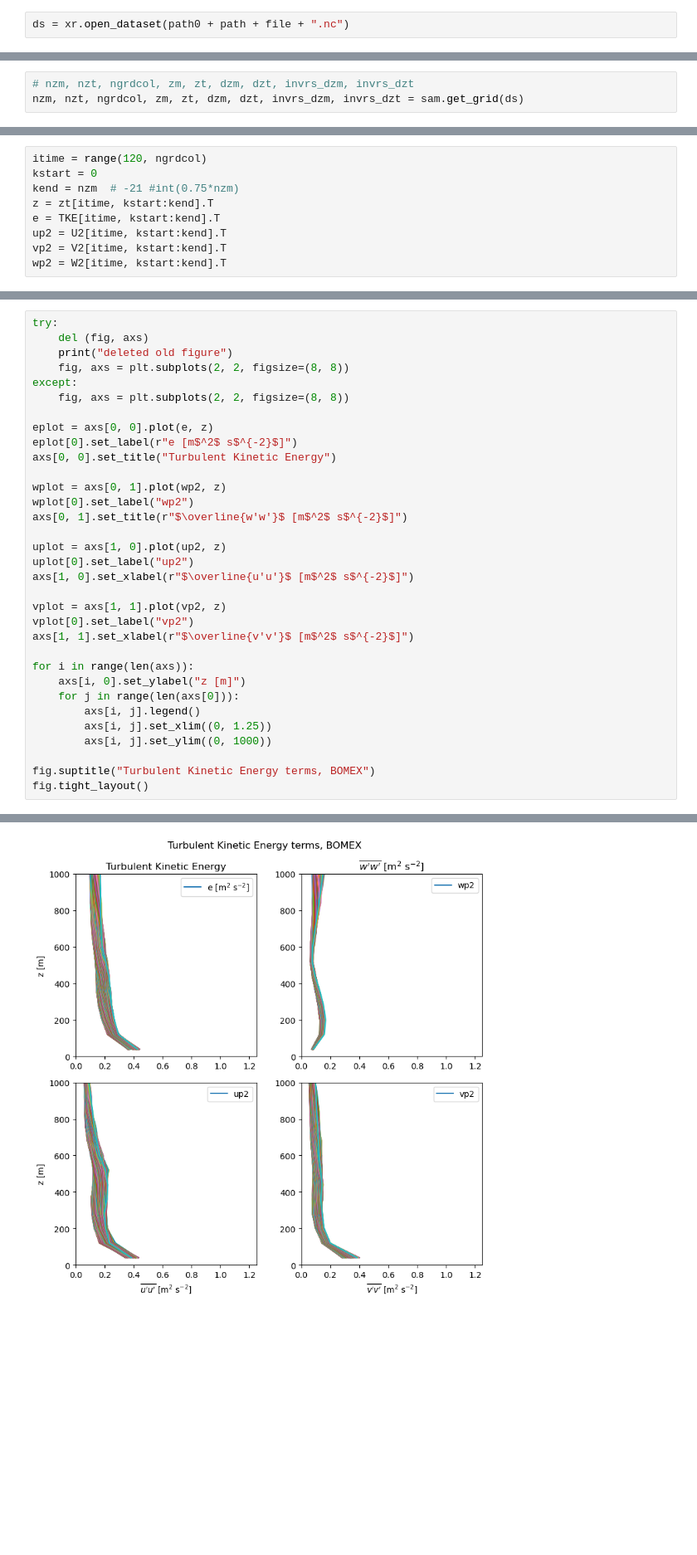
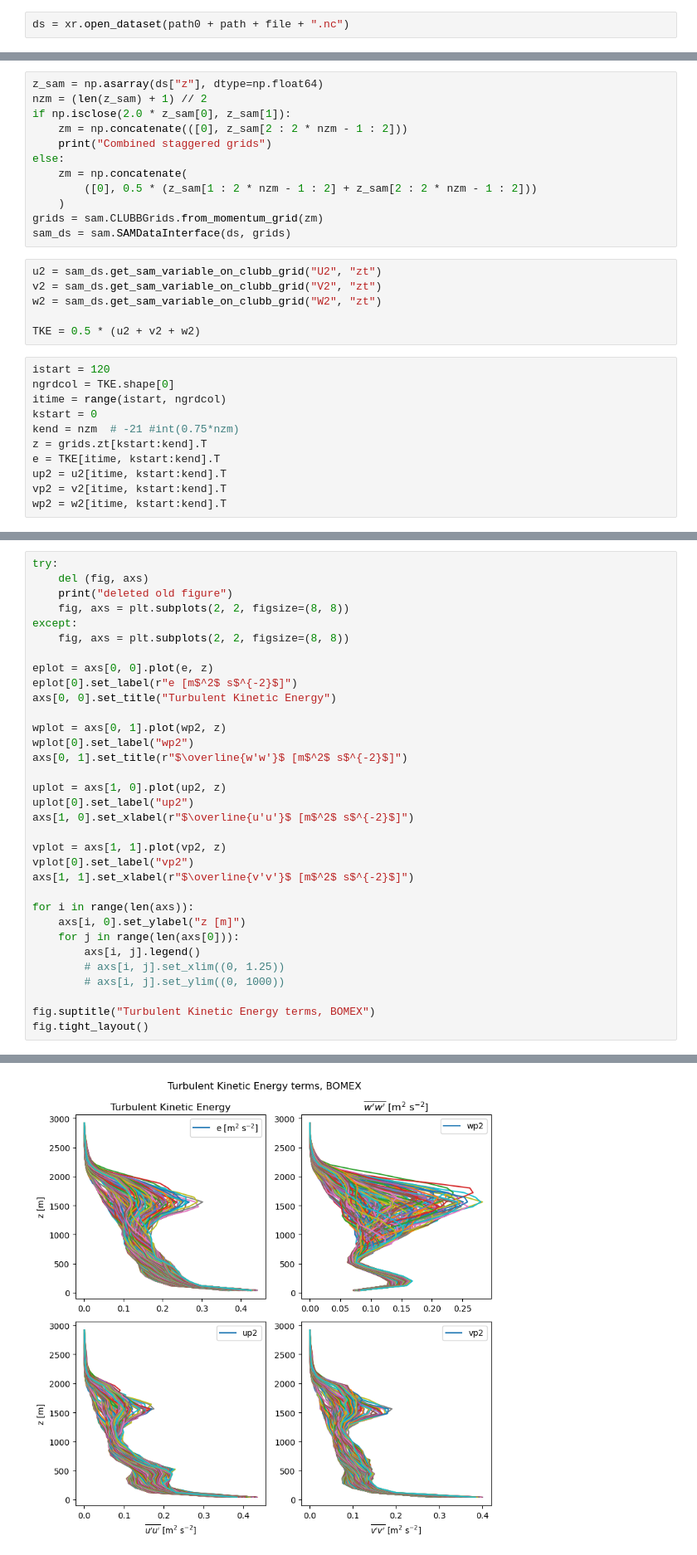
Before and after one commit to adconnolly/CLUBBiNN, a Jupyter notebook: analysis_notebooks/plot_anisotropicTKE_BOMEX.ipynb, the cells around one changed output, grey strips where cells are left out. Shown at 83% size. Drawn from its saved outputs; the diff is of its cells as text; blank space fills up the shorter version.

```diff
--- a/analysis_notebooks/plot_anisotropicTKE_BOMEX.ipynb
+++ b/analysis_notebooks/plot_anisotropicTKE_BOMEX.ipynb
@@ -48,3 +16,0 @@ Attributes:
-# %%
-# nzm, nzt, ngrdcol, zm, zt, dzm, dzt, invrs_dzm, invrs_dzt
-nzm, nzt, ngrdcol, zm, zt, dzm, dzt, invrs_dzm, invrs_dzt = sam.get_grid(ds)
@@ -58,12 +25,32 @@ TKE = 0.5 * (U2 + V2 + W2)
+# %%
+z_sam = np.asarray(ds["z"], dtype=np.float64)
+nzm = (len(z_sam) + 1) // 2
+if np.isclose(2.0 * z_sam[0], z_sam[1]):
+    zm = np.concatenate(([0], z_sam[2 : 2 * nzm - 1 : 2]))
+    print("Combined staggered grids")
+else:
+    zm = np.concatenate(
+        ([0], 0.5 * (z_sam[1 : 2 * nzm - 1 : 2] + z_sam[2 : 2 * nzm - 1 : 2]))
+    )
+grids = sam.CLUBBGrids.from_momentum_grid(zm)
+sam_ds = sam.SAMDataInterface(ds, grids)
+# %%
+u2 = sam_ds.get_sam_variable_on_clubb_grid("U2", "zt")
+v2 = sam_ds.get_sam_variable_on_clubb_grid("V2", "zt")
+w2 = sam_ds.get_sam_variable_on_clubb_grid("W2", "zt")
+
+TKE = 0.5 * (u2 + v2 + w2)
 # %%
-itime = range(120, ngrdcol)
+istart = 120
+ngrdcol = TKE.shape[0]
+itime = range(istart, ngrdcol)
 kstart = 0
 kend = nzm  # -21 #int(0.75*nzm)
-z = zt[itime, kstart:kend].T
+z = grids.zt[kstart:kend].T
 e = TKE[itime, kstart:kend].T
-up2 = U2[itime, kstart:kend].T
-vp2 = V2[itime, kstart:kend].T
-wp2 = W2[itime, kstart:kend].T
+up2 = u2[itime, kstart:kend].T
+vp2 = v2[itime, kstart:kend].T
+wp2 = w2[itime, kstart:kend].T
 # %%
 fs = 12
 try:
@@ -107,33 +94,33 @@ try:
     print("deleted old figure")
     fig, axs = plt.subplots(2, 2, figsize=(8, 8))
 except:
     fig, axs = plt.subplots(2, 2, figsize=(8, 8))
 
 eplot = axs[0, 0].plot(e, z)
 eplot[0].set_label(r"e [m$^2$ s$^{-2}$]")
 axs[0, 0].set_title("Turbulent Kinetic Energy")
 
 wplot = axs[0, 1].plot(wp2, z)
 wplot[0].set_label("wp2")
 axs[0, 1].set_title(r"$\overline{w'w'}$ [m$^2$ s$^{-2}$]")
 
 uplot = axs[1, 0].plot(up2, z)
 uplot[0].set_label("up2")
 axs[1, 0].set_xlabel(r"$\overline{u'u'}$ [m$^2$ s$^{-2}$]")
 
 vplot = axs[1, 1].plot(vp2, z)
 vplot[0].set_label("vp2")
 axs[1, 1].set_xlabel(r"$\overline{v'v'}$ [m$^2$ s$^{-2}$]")
 
 for i in range(len(axs)):
     axs[i, 0].set_ylabel("z [m]")
     for j in range(len(axs[0])):
         axs[i, j].legend()
-        axs[i, j].set_xlim((0, 1.25))
-        axs[i, j].set_ylim((0, 1000))
+        # axs[i, j].set_xlim((0, 1.25))
+        # axs[i, j].set_ylim((0, 1000))
 
 fig.suptitle("Turbulent Kinetic Energy terms, BOMEX")
 fig.tight_layout()
 # %% [output]
 deleted old figure
-[figure, old version]
+[figure, new version]
```
Also changed, not shown: parts of 5 cells of this notebook, 5 other files.
